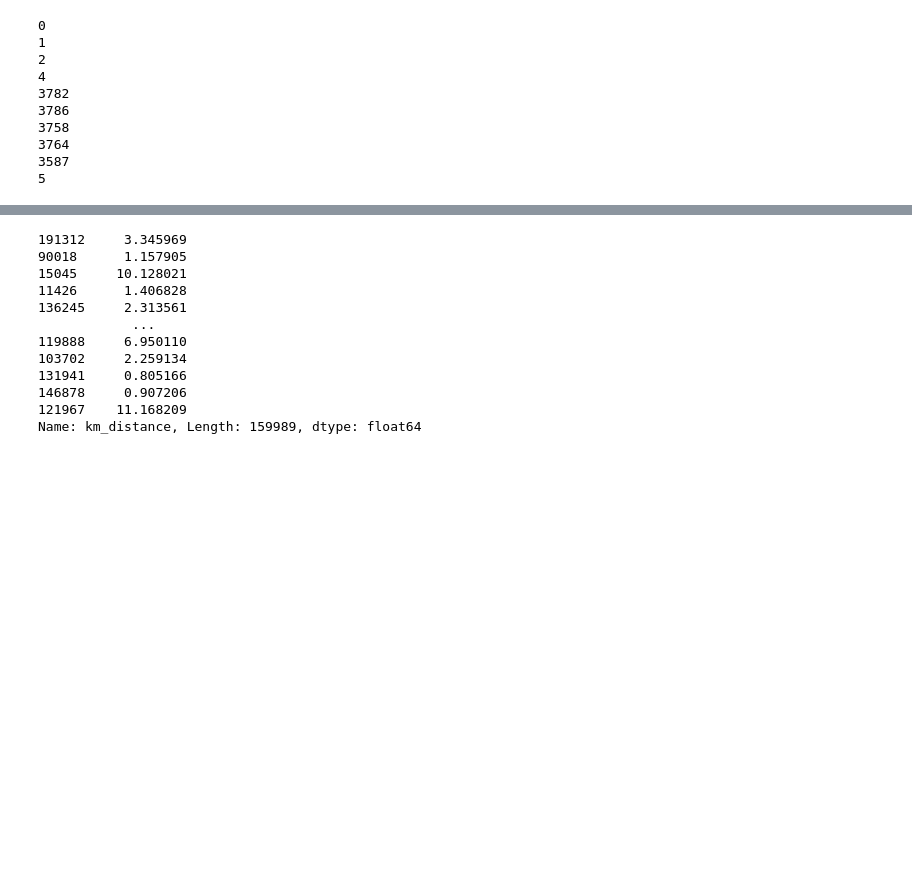
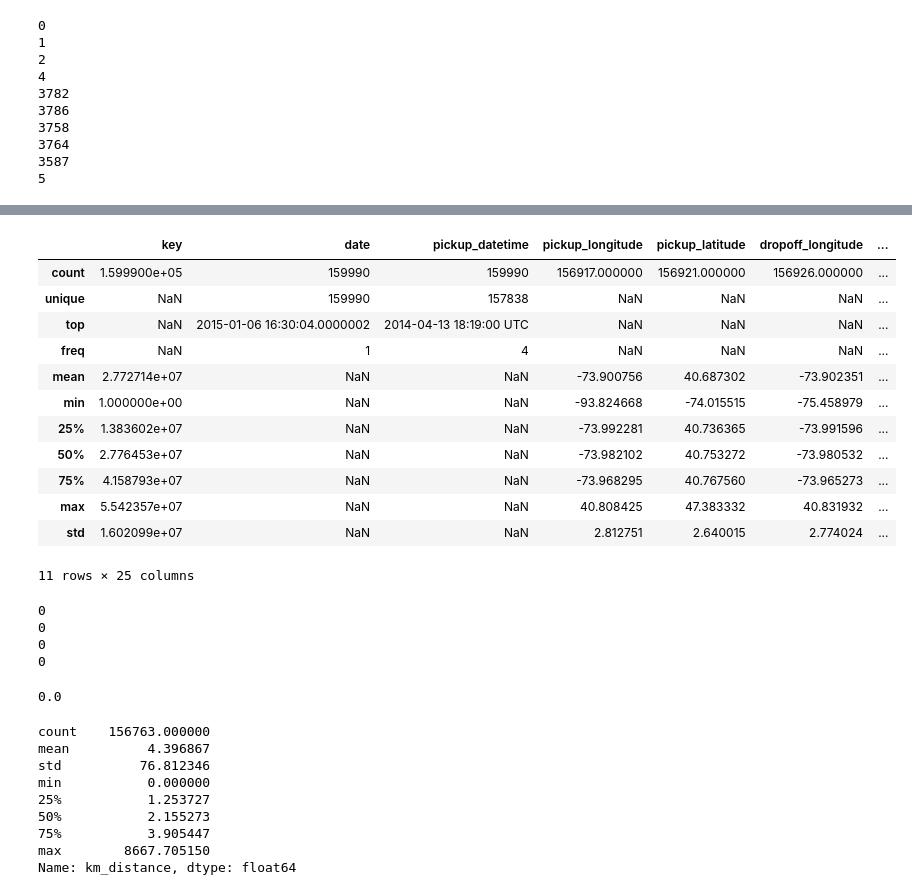
Before and after one commit to FefeTroanes/AA1-TUIA-2025C2-Molina-Romano-Troanes, a Jupyter notebook: TP-Regresion-AA1-2025C1.ipynb, the cells around one changed output, grey strips where cells are left out. Cells and saved outputs as stored; diff of their text form; code cells hidden in the pictures; blank space fills up the shorter version.

```diff
--- a/TP-Regresion-AA1-2025C1.ipynb
+++ b/TP-Regresion-AA1-2025C1.ipynb
@@ -235,0 +325,8 @@ Name: hora_cos, Length: 159989, dtype: float64
+# %%
+# IMPUTACIÓN CON KNN A LAS COORDENDAS
+
+imputer = KNNImputer(n_neighbors=5)
+
+cols = ['pickup_longitude_escalada','pickup_latitude_escalada','dropoff_latitude_escalada','dropoff_longitude_escalada']
+
+X_train[cols] = imputer.fit_transform(X_train[cols])
@@ -235,0 +347,39 @@ Name: hora_cos, Length: 159989, dtype: float64
+# %%
+col_escaladas = ['pickup_longitude_escalada', 'pickup_latitude_escalada', 'dropoff_latitude_escalada', 'dropoff_longitude_escalada', 'passenger_count_escalada']
+
+# Desescala los datos de TODAS las columnas
+datos_desescalados_array = scaler.inverse_transform(X_train[col_escaladas].values)
+
+# Crea una lista con los nombres de las nuevas columnas con el sufijo '_desescalada'
+col_desescaladas = [col.replace('_escalada', '_desescalada') for col in col_escaladas]
+
+# 3. Asigna los valores desescalados a las NUEVAS columnas en X_train
+X_train[col_desescaladas] = datos_desescalados_array
+# %%
+X_train.describe(include="all")
+# %% [output]
+|  | key | date | pickup_datetime | pickup_longitude | pickup_latitude | dropoff_longitude | ... |
+| count | 1.599900e+05 | 159990 | 159990 | 156917.000000 | 156921.000000 | 156926.000000 | ... |
+| unique | NaN | 159990 | 157838 | NaN | NaN | NaN | ... |
+| top | NaN | 2015-01-06 16:30:04.0000002 | 2014-04-13 18:19:00 UTC | NaN | NaN | NaN | ... |
+| freq | NaN | 1 | 4 | NaN | NaN | NaN | ... |
+| mean | 2.772714e+07 | NaN | NaN | -73.900756 | 40.687302 | -73.902351 | ... |
+| min | 1.000000e+00 | NaN | NaN | -93.824668 | -74.015515 | -75.458979 | ... |
+| 25% | 1.383602e+07 | NaN | NaN | -73.992281 | 40.736365 | -73.991596 | ... |
+| 50% | 2.776453e+07 | NaN | NaN | -73.982102 | 40.753272 | -73.980532 | ... |
+| 75% | 4.158793e+07 | NaN | NaN | -73.968295 | 40.767560 | -73.965273 | ... |
+| max | 5.542357e+07 | NaN | NaN | 40.808425 | 47.383332 | 40.831932 | ... |
+| std | 1.602099e+07 | NaN | NaN | 2.812751 | 2.640015 | 2.774024 | ... |
+11 rows × 25 columns
+# %%
+print(sum(X_train['pickup_longitude'] > 180)) # valores de longitud y latitud por fuera de (-180 - 180) y (-90 - 90), respectivamente
+print(sum(X_train['dropoff_latitude'] < -90))
+print(sum(X_train['dropoff_longitude'] < -180))
+print(sum(X_train['pickup_latitude'] > 90))
+(sum(X_train['dropoff_latitude'] < -90)) / len(X_train) *100
+# %% [output]
+0
+0
+0
+0
+0.0
@@ -236,17 +390,14 @@ Name: hora_cos, Length: 159989, dtype: float64
 # %%
 # Cálculo de distancia recorrida en km según latitud y longitud(inicio y destino)
 X_train['km_distance'] = X_train.apply(lambda row: haversine.haversine((row['pickup_latitude'], row['pickup_longitude']),(row['dropoff_latitude'], row['dropoff_longitude'])), axis=1)
-X_train['km_distance']
+X_train['km_distance'].describe()
 # %% [output]
-191312     3.345969
-90018      1.157905
-15045     10.128021
-11426      1.406828
-136245     2.313561
-            ...
-119888     6.950110
-103702     2.259134
-131941     0.805166
-146878     0.907206
-121967    11.168209
-Name: km_distance, Length: 159989, dtype: float64
+count    156763.000000
+mean          4.396867
+std          76.812346
+min           0.000000
+25%           1.253727
+50%           2.155273
+75%           3.905447
+max        8667.705150
+Name: km_distance, dtype: float64
```
Also changed, not shown: parts of 22 cells of this notebook.
